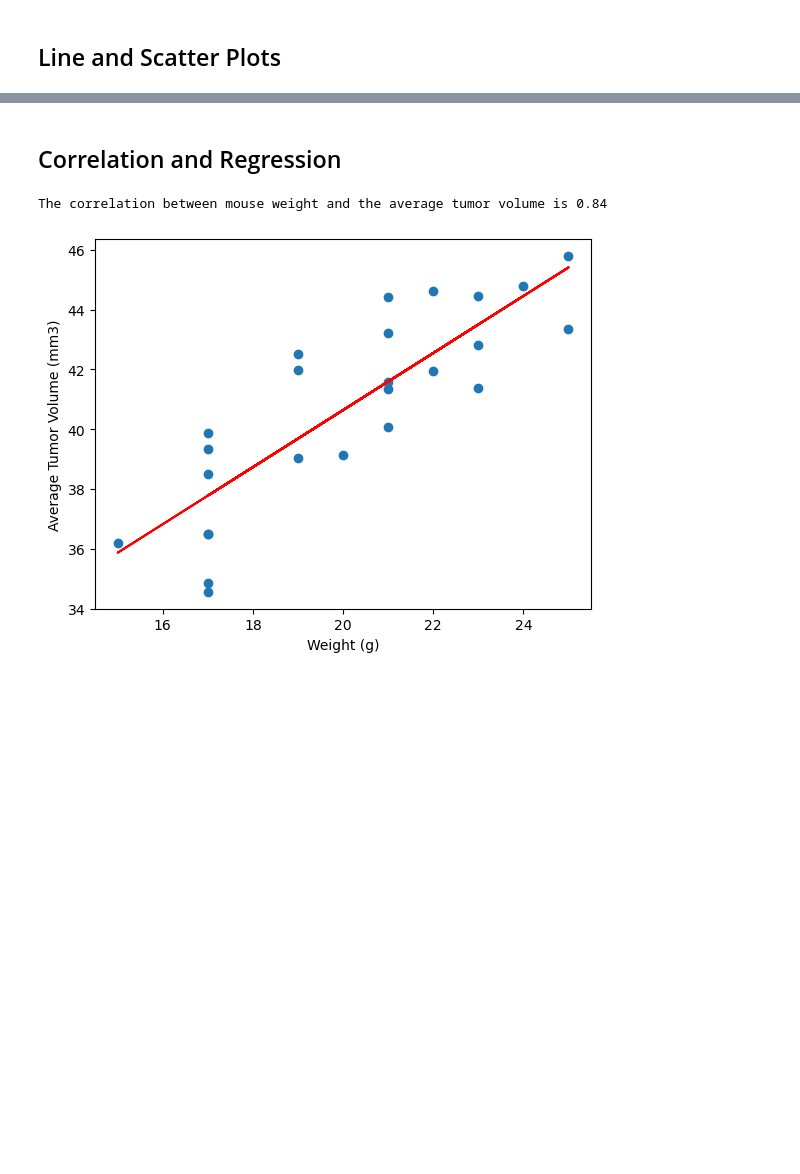
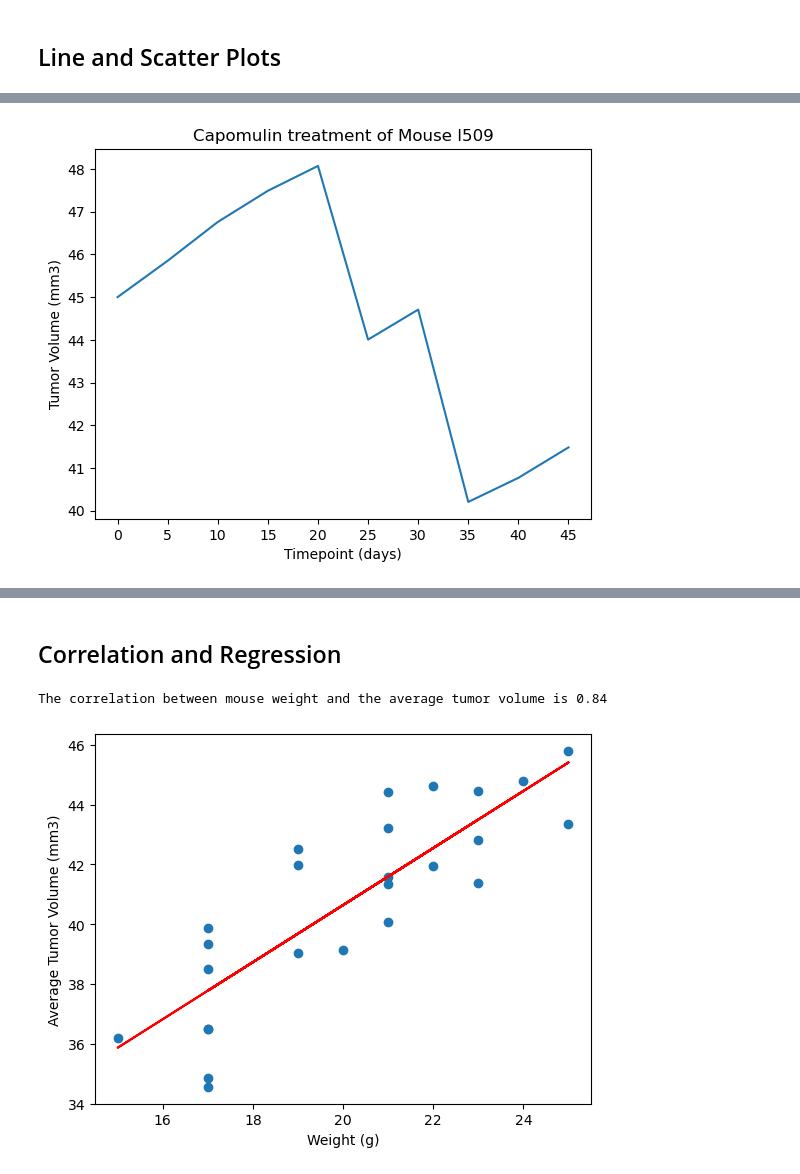
Before and after one commit to DiegoMartorell1620/Module-5-Challenge, a Jupyter notebook: pymaceuticals_starter.ipynb, the cells around one changed output, grey strips where cells are left out. Saved outputs shown, nothing was run; the diff lists cells and outputs as text; code cells hidden in the pictures; blank space fills up the shorter version.

```diff
--- a/pymaceuticals_starter.ipynb
+++ b/pymaceuticals_starter.ipynb
@@ -248,0 +334,14 @@ Ceftamin's potential outliers: Series([], Name: Tumor Volume (mm3), dtype: float
+# %%
+# Generate a line plot of tumor volume vs. time point for a single mouse treated with Capomulin
+Weight_mouse_i509 = combined_results_no_duplicate_mouse[(combined_results_no_duplicate_mouse['Mouse ID'] == 'l509') & (combined_results_no_duplicate_mouse['Drug Regimen'] == 'Capomulin')]
+Weight_mouse_i509
+Range=np.arange(0,len(Weight_mouse_i509))
+Capomulin_treatment=plt.plot(Range,Weight_mouse_i509['Tumor Volume (mm3)'])
+plt.xticks(Range, Weight_mouse_i509['Timepoint'])
+plt.ylabel("Tumor Volume (mm3)")
+plt.xlabel("Timepoint (days)")
+plt.title("Capomulin treatment of Mouse l509")
+
+plt.show()
+# %% [output]
+[figure, added]
```
Also changed, not shown: parts of 12 cells of this notebook.
